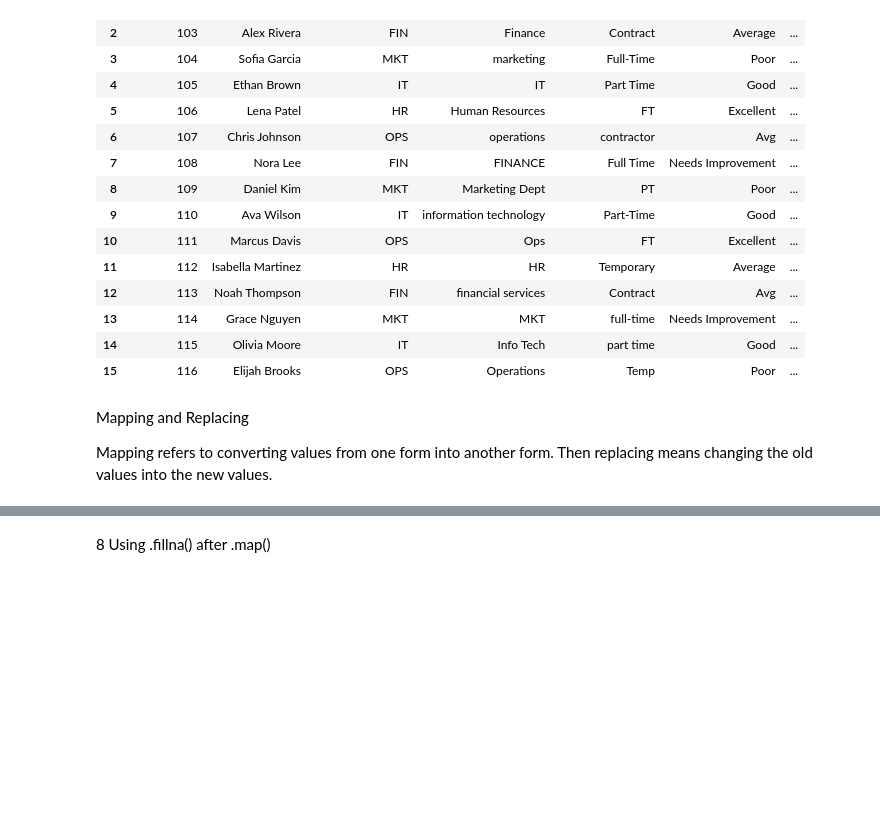
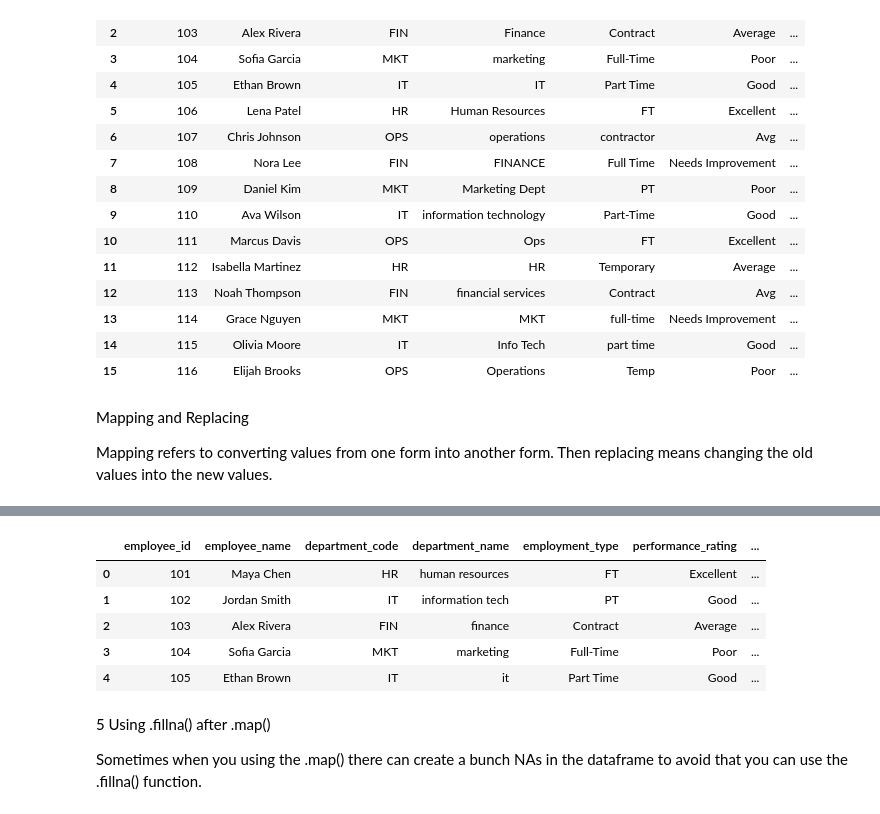
Before and after one commit to JoshPatNava/Data_Transformation, a Jupyter notebook: Mapping_Replacing/mapping_replacing.ipynb, the cells around one changed output, grey strips where cells are left out. Cells and saved outputs as stored; diff of their text form; code cells hidden in the pictures; blank space fills up the shorter version.

```diff
--- a/Mapping_Replacing/mapping_replacing.ipynb
+++ b/Mapping_Replacing/mapping_replacing.ipynb
@@ -89,2 +153,26 @@ Mapping refers to converting values from one form into another form. Then replac
+# %%
+# Create a dictionary that is able to change
+# the performance rating into numeric values
+rating_score = {
+    "Excellent": 4,
+    "Good": 3,
+    "Average": 2,
+    "Poor": 1
+}
+
+# Map to the performance_rating
+map_df["rating_score"] = map_df["performance_rating"].map(rating_score)
+
+# Check the dataframe
+map_df.head()
+# %% [output]
+|  | employee_id | employee_name | department_code | department_name | employment_type | performance_rating | ... |
+| 0 | 101 | Maya Chen | HR | human resources | FT | Excellent | ... |
+| 1 | 102 | Jordan Smith | IT | information tech | PT | Good | ... |
+| 2 | 103 | Alex Rivera | FIN | finance | Contract | Average | ... |
+| 3 | 104 | Sofia Garcia | MKT | marketing | Full-Time | Poor | ... |
+| 4 | 105 | Ethan Brown | IT | it | Part Time | Good | ... |
 # %% [markdown]
-8 Using .fillna() after .map()
+5 Using .fillna() after .map()
+
+Sometimes when you using the .map() there can create a bunch NAs in the dataframe to avoid that you can use the .fillna() function.
```
Also changed, not shown: parts of 26 cells of this notebook, 1 other file.
